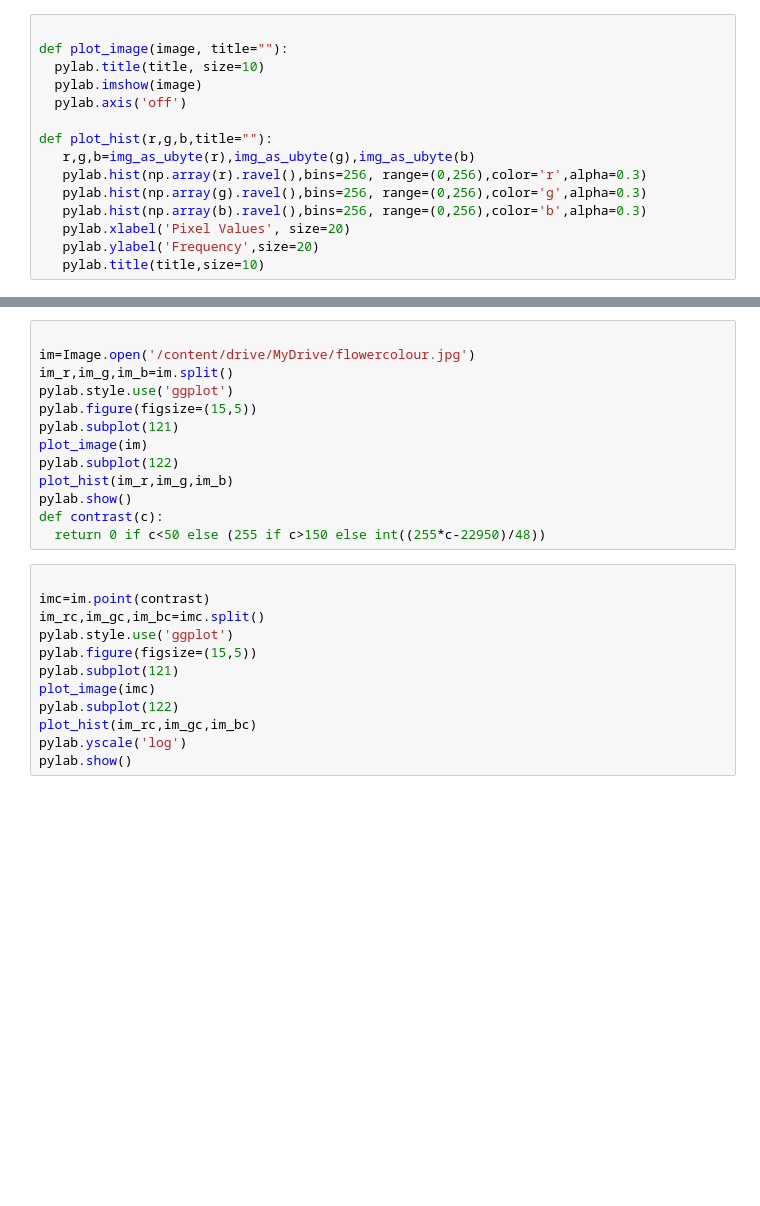
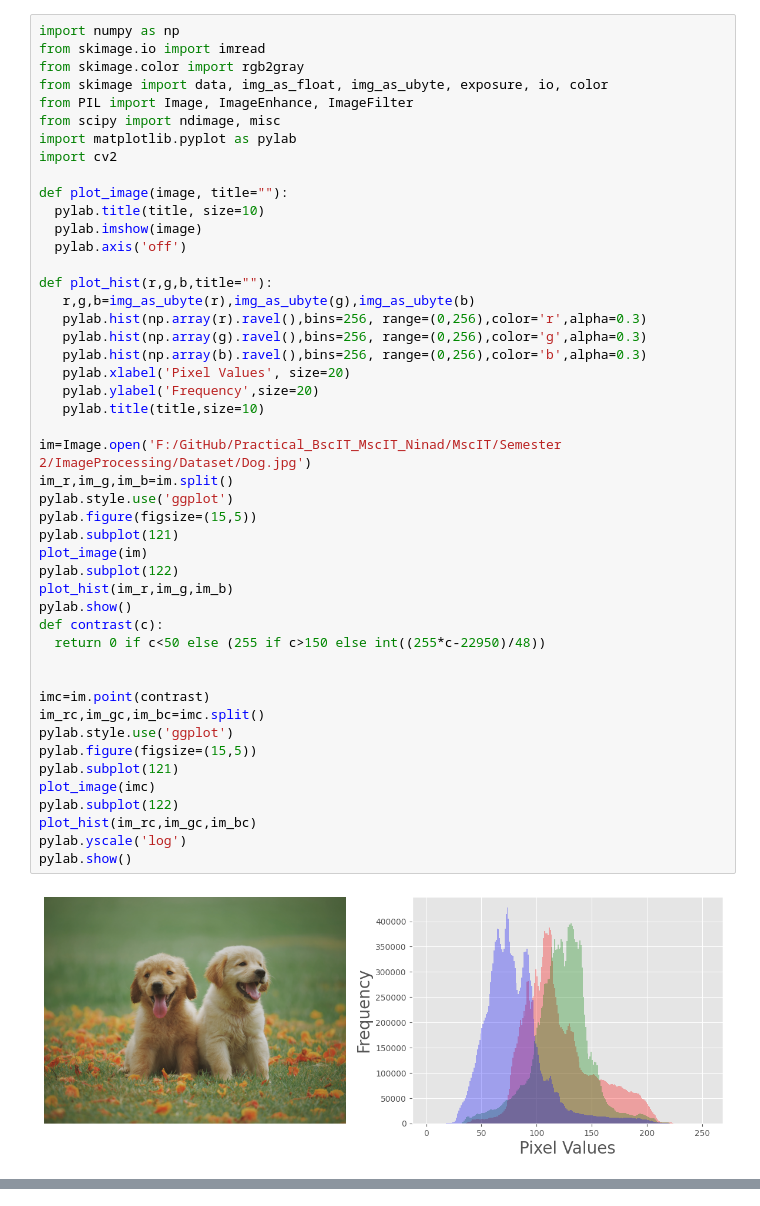
Before and after one commit to NinadKarlekar/Practical_BscIT_MscIT_Ninad, a Jupyter notebook: MscIT/Semester 2/ImageProcessing/Practical 4/prac4b_ContrastAdjustments.ipynb, the cells around one changed output, grey strips where cells are left out. Cells and saved outputs as stored; diff of their text form; blank space fills up the shorter version.

```diff
--- a/MscIT/Semester 2/ImageProcessing/Practical 4/prac4b_ContrastAdjustments.ipynb
+++ b/MscIT/Semester 2/ImageProcessing/Practical 4/prac4b_ContrastAdjustments.ipynb
@@ -10,15 +9,49 @@ import cv2
 # %%
+import numpy as np
+from skimage.io import imread
+from skimage.color import rgb2gray
+from skimage import data, img_as_float, img_as_ubyte, exposure, io, color
+from PIL import Image, ImageEnhance, ImageFilter
+from scipy import ndimage, misc
+import matplotlib.pyplot as pylab
+import cv2
 
 def plot_image(image, title=""):
   pylab.title(title, size=10)
   pylab.imshow(image)
   pylab.axis('off')
 
 def plot_hist(r,g,b,title=""):
    r,g,b=img_as_ubyte(r),img_as_ubyte(g),img_as_ubyte(b)
    pylab.hist(np.array(r).ravel(),bins=256, range=(0,256),color='r',alpha=0.3)
    pylab.hist(np.array(g).ravel(),bins=256, range=(0,256),color='g',alpha=0.3)
    pylab.hist(np.array(b).ravel(),bins=256, range=(0,256),color='b',alpha=0.3)
    pylab.xlabel('Pixel Values', size=20)
    pylab.ylabel('Frequency',size=20)
    pylab.title(title,size=10)
+
+im=Image.open('F:/GitHub/Practical_BscIT_MscIT_Ninad/MscIT/Semester 2/ImageProcessing/Dataset/Dog.jpg')
+im_r,im_g,im_b=im.split()
+pylab.style.use('ggplot')
+pylab.figure(figsize=(15,5))
+pylab.subplot(121)
+plot_image(im)
+pylab.subplot(122)
+plot_hist(im_r,im_g,im_b)
+pylab.show()
+def contrast(c):
+  return 0 if c<50 else (255 if c>150 else int((255*c-22950)/48))
+
+
+imc=im.point(contrast)
+im_rc,im_gc,im_bc=imc.split()
+pylab.style.use('ggplot')
+pylab.figure(figsize=(15,5))
+pylab.subplot(121)
+plot_image(imc)
+pylab.subplot(122)
+plot_hist(im_rc,im_gc,im_bc)
+pylab.yscale('log')
+pylab.show()
+# %% [output]
+[figure, added]
@@ -25,25 +58,0 @@ def plot_hist(r,g,b,title=""):
-# %%
-
-im=Image.open('/content/drive/MyDrive/flowercolour.jpg')
-im_r,im_g,im_b=im.split()
-pylab.style.use('ggplot')
-pylab.figure(figsize=(15,5))
-pylab.subplot(121)
-plot_image(im)
-pylab.subplot(122)
-plot_hist(im_r,im_g,im_b)
-pylab.show()
-def contrast(c):
-  return 0 if c<50 else (255 if c>150 else int((255*c-22950)/48))
-# %%
-
-imc=im.point(contrast)
-im_rc,im_gc,im_bc=imc.split()
-pylab.style.use('ggplot')
-pylab.figure(figsize=(15,5))
-pylab.subplot(121)
-plot_image(imc)
-pylab.subplot(122)
-plot_hist(im_rc,im_gc,im_bc)
-pylab.yscale('log')
-pylab.show()
```
Also changed, not shown: parts of 4 cells of this notebook, 3 other files.
